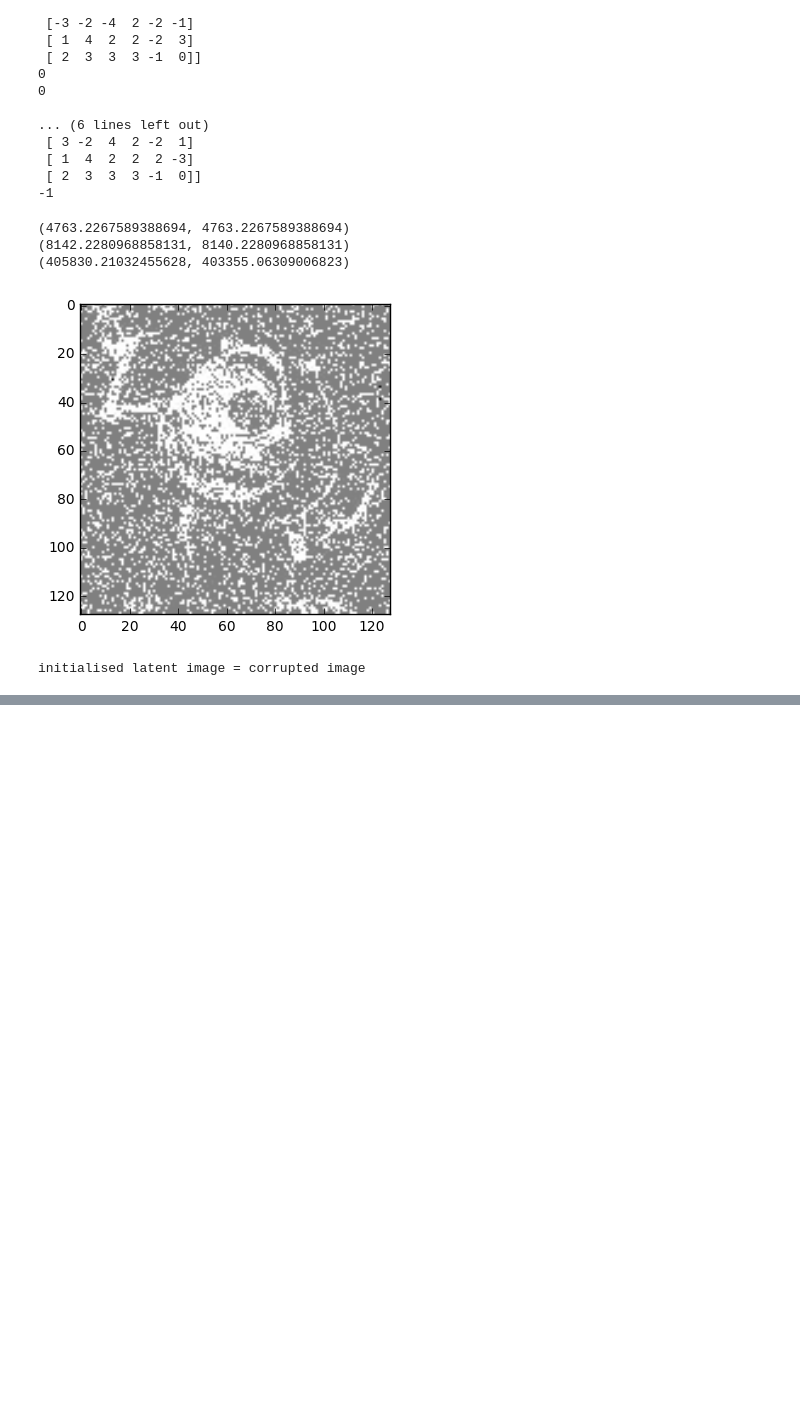
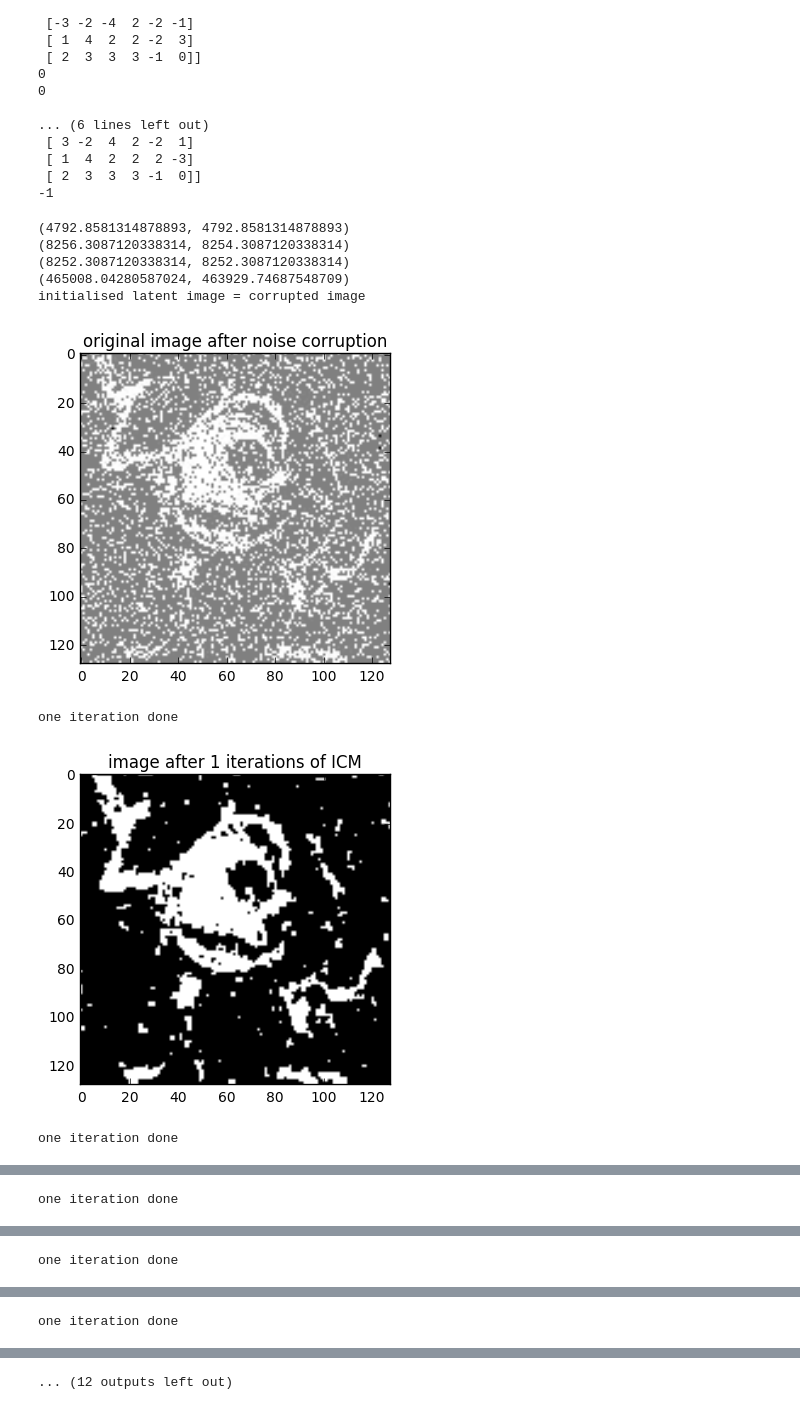
Before and after one commit to ellisp97/machine-learning-2, a Jupyter notebook: code/Untitled.ipynb, the cells around one changed output, grey strips where cells are left out. Cells and saved outputs as stored; diff of their text form; code cells hidden in the pictures; blank space fills up the shorter version.

```diff
--- a/code/Untitled.ipynb
+++ b/code/Untitled.ipynb
@@ -17,10 +17,16 @@ def add_saltnpeppar_noise(im,prop):
     im2 = np.copy(im)
     im2[index] = 1-im2[index]
     return im2
+
+
+def heightWidth(image):
+    #width is the bigger one, the second one
+    return image.shape[0], image.shape[1]
+
 # proportion of pixels to alter
 prop = 0.2
 varSigma = 0.1
-im = imread("../images/mike_small_grey.jpg")
+im = imread("../images/mike_grey_resize.jpg")
 im = im/255
 fig = plt.figure()
 ax = fig.add_subplot(131)
@@ -345,44 +272,69 @@ def prob(image, xImage, point):
     pYX_pos, pYX_neg = np.exp(L_pos/1000), np.exp(L_neg/1000)
     pX_pos, pX_neg = np.exp(E_pos/1000), np.exp(E_neg/1000)
 
     pXY_pos, pXY_neg = pYX_pos * pX_pos, pYX_neg * pX_neg
 
     return pXY_pos, pXY_neg
 
 print(likeli(im2, im2, (39, 123)))
+print(E0(im2, (95, 127)))
 print(E0(im2, (34, 123)))
 print(prob(im2, im2, (31, 13)))
 
 def ICM2(image, lim):
     H, W = heightWidth(image)
     X = np.copy(image)
+    X[X > 0.5] = 1
+    X[X <= 0.5] = -1
+    print("initialised latent image = corrupted image")
     fig = plt.figure()
     ax = fig.add_subplot(111)
-    ax.imshow(im2,cmap='gray')
+    ax.imshow(im2, cmap='gray')
+    ax.set_title("original image after noise corruption")
     plt.show()
-    print("initialised latent image = corrupted image")
     for iterations in range(lim):
+        flag = False
         for i in range(H):
             for j in range(W):
                 point = (i, j)
                 prob_pos, prob_neg = prob(image, X, point)
                 if(prob_pos > prob_neg):
-                    X[point] = 1
+                    if(X[point] == -1):
+                        X[point] = 1
+                        flag = True
                 else:
-                    X[point] = -1
-        fign = plt.figure()
-        ax2 = fign.add_subplot(111)
-        ax2.imshow(X,cmap='gray')
+                    if(X[point] == 1):
+                        X[point] = -1
+                        flag = True
+        print("one iteration done")
+        fig2 = plt.figure()
+        ax2 = fig2.add_subplot(111)
+        ax2.imshow(X, cmap='gray')
+        title = "image after " + str(iterations+1) + " iterations of ICM"
+        ax2.set_title(title)
         plt.show()
-        print("one iteration done")
+        if(flag == False):
+            print("bailing early, no changes made")
+            break
     print("We have completed ", iterations+1, " iterations")
 
     return X
 
-imFIXED2 = ICM2(im2, 20)
+imFIXED2 = ICM2(im2, 10)
+
+fig = plt.figure()
+ax = fig.add_subplot(131)
+ax.imshow(imFIXED2,cmap='gray')
+ax2 = fig.add_subplot(132)
+ax2.imshow(im2,cmap='gray')
+plt.show()
 # %% [output]
-(4763.2267589388694, 4763.2267589388694)
-(8142.2280968858131, 8140.2280968858131)
-(405830.21032455628, 403355.06309006823)
+(4792.8581314878893, 4792.8581314878893)
+(8256.3087120338314, 8254.3087120338314)
+(8252.3087120338314, 8252.3087120338314)
+(465008.04280587024, 463929.74687548709)
+initialised latent image = corrupted image
-[figure, old version]
+[figure, new version]
-initialised latent image = corrupted image
+one iteration done
+[figure, added]
+one iteration done
@@ -388,0 +342 @@ initialised latent image = corrupted image
+one iteration done
@@ -388,0 +344 @@ initialised latent image = corrupted image
+one iteration done
@@ -388,0 +346 @@ initialised latent image = corrupted image
+one iteration done
@@ -388,0 +348 @@ initialised latent image = corrupted image
+... (12 outputs left out)
```
Also changed, not shown: parts of 4 cells of this notebook, 1 other file.
